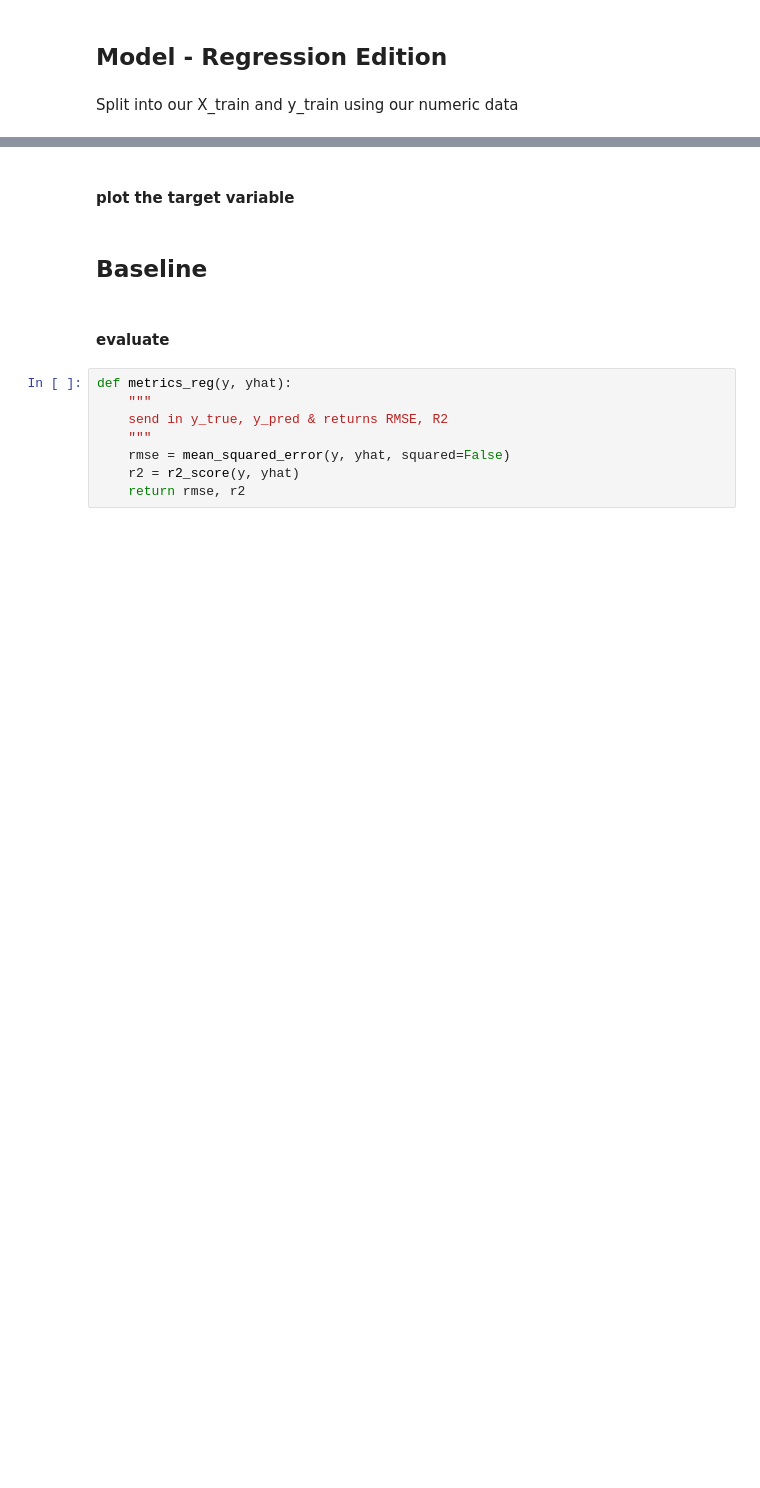
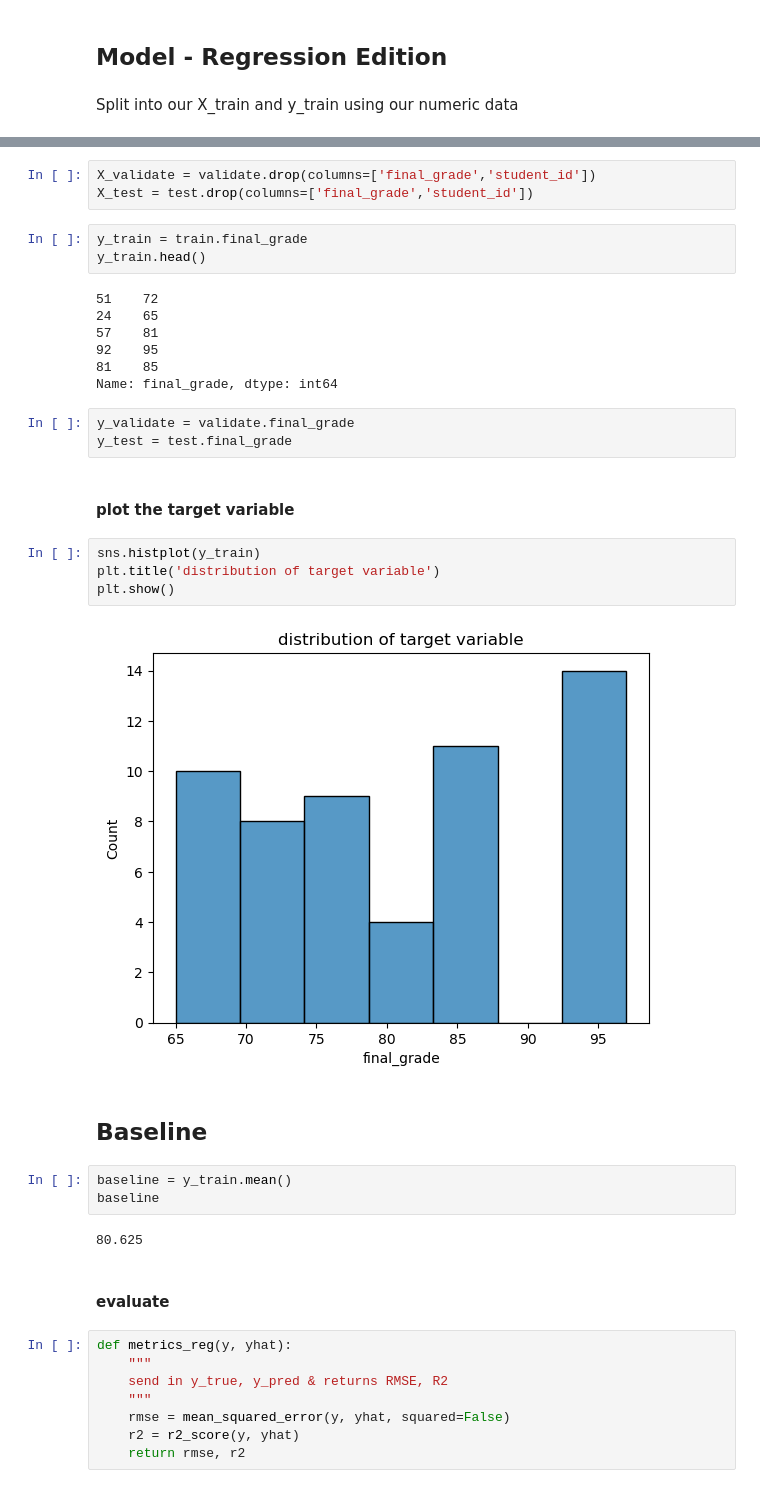
Before and after one commit to CodeupClassroom/pagel-regression, a Jupyter notebook: modeling_lesson.ipynb, the cells around one changed output, grey strips where cells are left out. Drawn from its saved outputs; the diff is of its cells as text; blank space fills up the shorter version.

```diff
--- a/modeling_lesson.ipynb
+++ b/modeling_lesson.ipynb
@@ -76,7 +124,34 @@ Split into our X_train and y_train using our numeric data
+# %%
+X_validate = validate.drop(columns=['final_grade','student_id'])
+X_test = test.drop(columns=['final_grade','student_id'])
+# %%
+y_train = train.final_grade
+y_train.head()
+# %% [output]
+51    72
+24    65
+57    81
+92    95
+81    85
+Name: final_grade, dtype: int64
+# %%
+y_validate = validate.final_grade
+y_test = test.final_grade
 # %% [markdown]
 #### plot the target variable
+# %%
+sns.histplot(y_train)
+plt.title('distribution of target variable')
+plt.show()
+# %% [output]
+[figure, added]
 # %% [markdown]
 ## Baseline
+# %%
+baseline = y_train.mean()
+baseline
+# %% [output]
+80.625
 # %% [markdown]
 #### evaluate
 # %%
```
Also changed, not shown: parts of 104 cells of this notebook.
